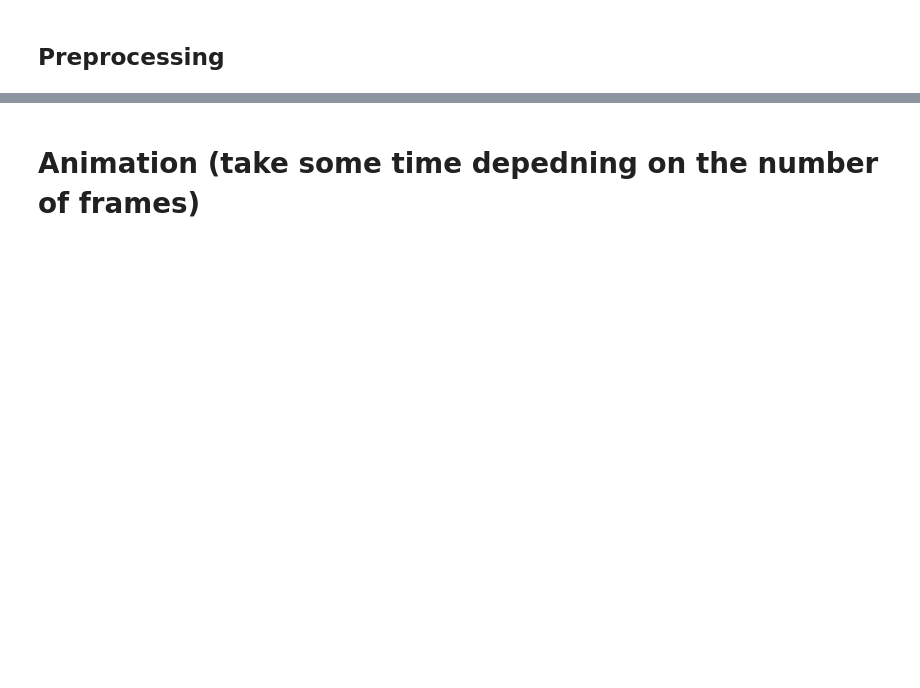
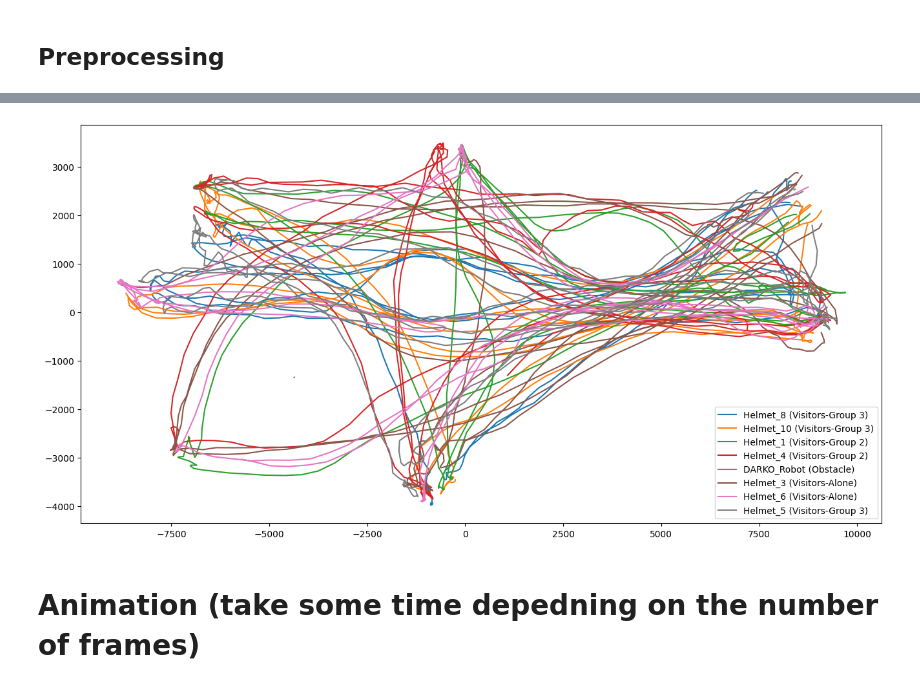
Before and after one commit to tmralmeida/thor-magni-tools, a Jupyter notebook: notebooks/preprocessing/2-pp_traj_data_visualization.ipynb, the cells around one changed output, grey strips where cells are left out. Cells and saved outputs as stored; diff of their text form; code cells hidden in the pictures; blank space fills up the shorter version.

```diff
--- a/notebooks/preprocessing/2-pp_traj_data_visualization.ipynb
+++ b/notebooks/preprocessing/2-pp_traj_data_visualization.ipynb
@@ -51,0 +76,7 @@ visualize_scenario(pp_df, roles)
+# %%
+pp_restored = TrajectoriesReprocessor.reprocessing(
+    restored_markers,
+    max_nans_interpolate=100, # max  1s interpolation
+    resampling_rule="400ms",
+    average_window="800ms",
+)
@@ -52,3 +101,7 @@ visualize_scenario(pp_df, roles)
+# %%
+visualize_scenario(pp_restored, roles)
+# %% [output]
+[figure, added]
 # %% [markdown]
 # Animation (take some time depedning on the number of frames)
 # %%
```
Also changed, not shown: parts of 10 cells of this notebook, 10 other files.
